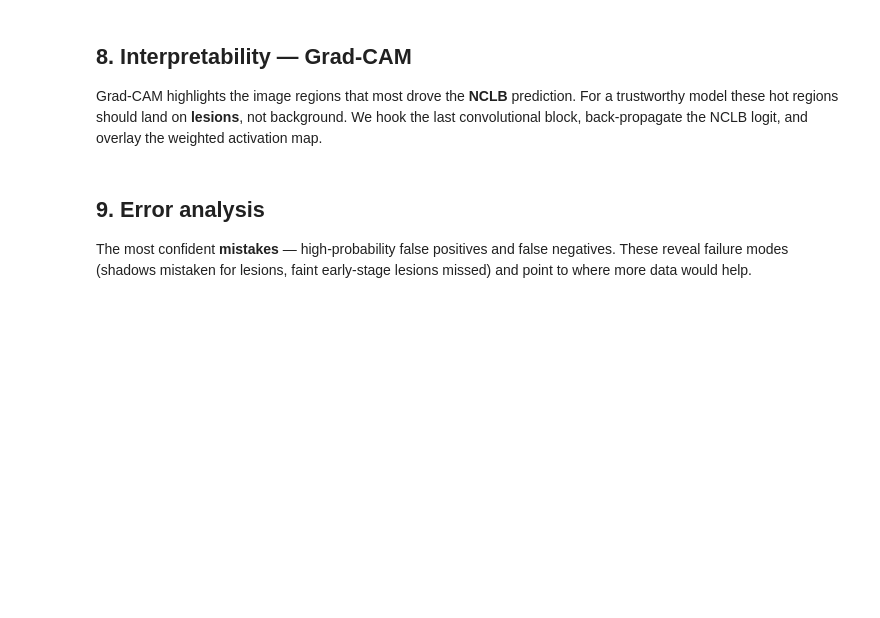
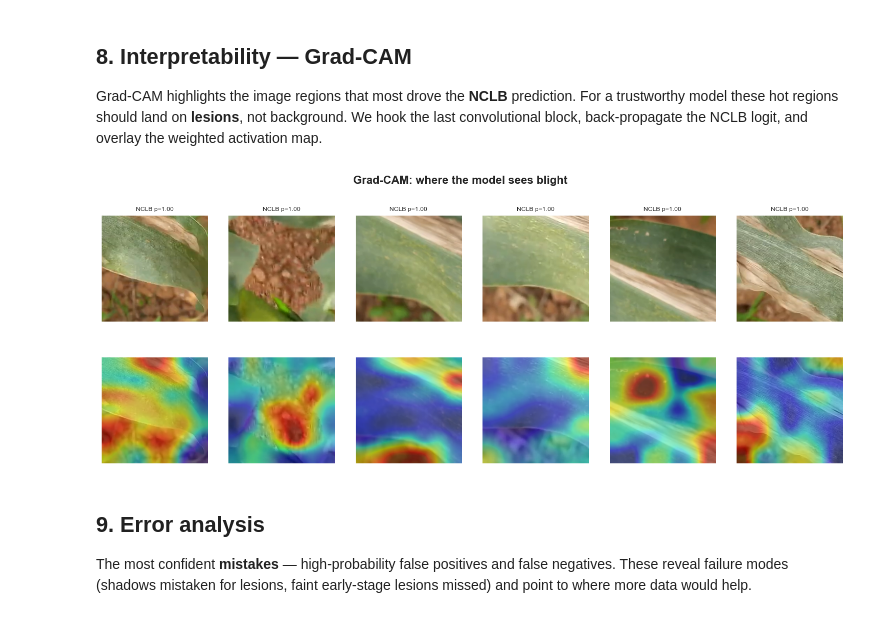
Before and after one commit to Nqobileee/imbewu, a Jupyter notebook: crop_disease_classification.ipynb, the cells around one changed output. Saved outputs shown, nothing was run; the diff lists cells and outputs as text; code cells hidden in the pictures; blank space fills up the shorter version.

```diff
--- a/crop_disease_classification.ipynb
+++ b/crop_disease_classification.ipynb
@@ -408,29 +533,31 @@ Grad-CAM highlights the image regions that most drove the **NCLB** prediction. F
 # %%
 import torch.nn.functional as F
 target_layer = model.features[-1]
 acts={}; grads={}
 target_layer.register_forward_hook(lambda m,i,o: acts.__setitem__("v",o.detach()))
 target_layer.register_full_backward_hook(lambda m,gi,go: grads.__setitem__("v",go[0].detach()))
 
 def gradcam(idx):
     model.eval()
     x=DS([idx],False)[0][0].unsqueeze(0).to(DEVICE); x.requires_grad_(True)
     out=model(x); out[0,1].backward()
     a=acts["v"][0]; gg=grads["v"][0].mean((1,2))
     cam=F.relu((a*gg[:,None,None]).sum(0)).cpu().numpy()
-    cam=(cam-cam.min())/(cam.ptp()+1e-8)
+    cam=(cam-cam.min())/(np.ptp(cam)+1e-8)
     cam=np.asarray(Image.fromarray((cam*255).astype(np.uint8)).resize((224,224)))/255.0
     return IMG[idx], cam, torch.softmax(out,1)[0,1].item()
 
 cand=[i for i in te if y[i]==1]
 cand=sorted(cand,key=lambda i:-pt[list(te).index(i)])[:6]
 fig,axes=plt.subplots(2,6,figsize=(17,6))
 for k,idx in enumerate(cand):
     img,cam,p=gradcam(idx)
     axes[0,k].imshow(img); axes[0,k].set_title(f"NCLB p={p:.2f}",fontsize=8); axes[0,k].axis("off")
     axes[1,k].imshow(img); axes[1,k].imshow(cam,cmap="jet",alpha=0.5); axes[1,k].axis("off")
 plt.suptitle("Grad-CAM: where the model sees blight",fontweight="bold")
 savefig("09_gradcam")
+# %% [output]
+[figure, added]
 # %% [markdown]
 ## 9. Error analysis
 
```
Also changed, not shown: parts of 22 cells of this notebook, 15 other files.
